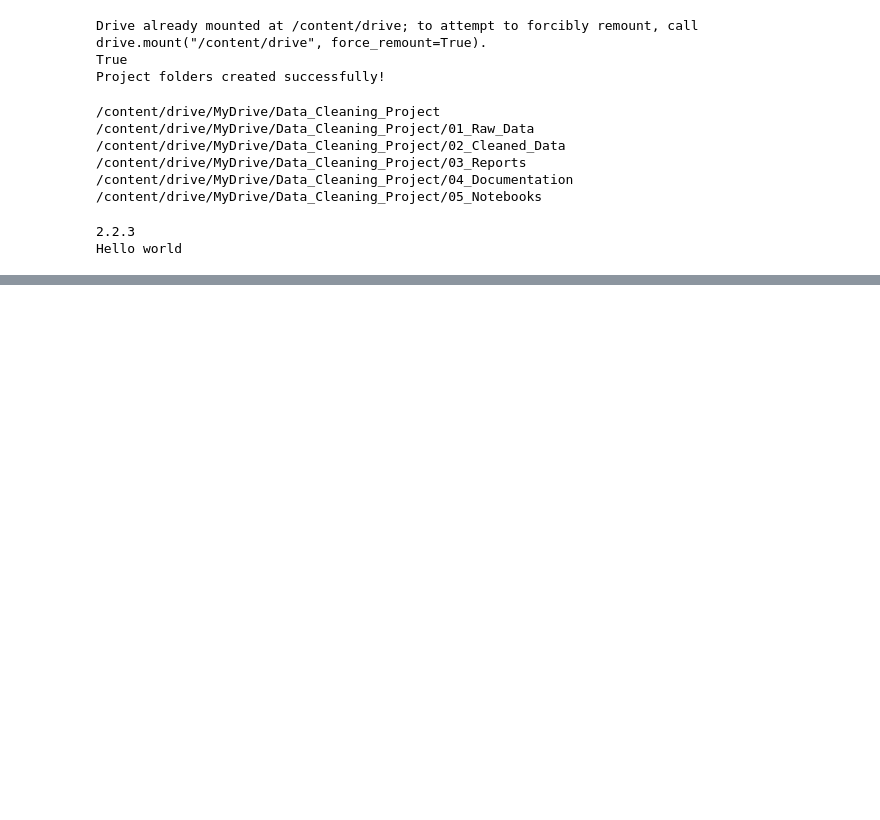
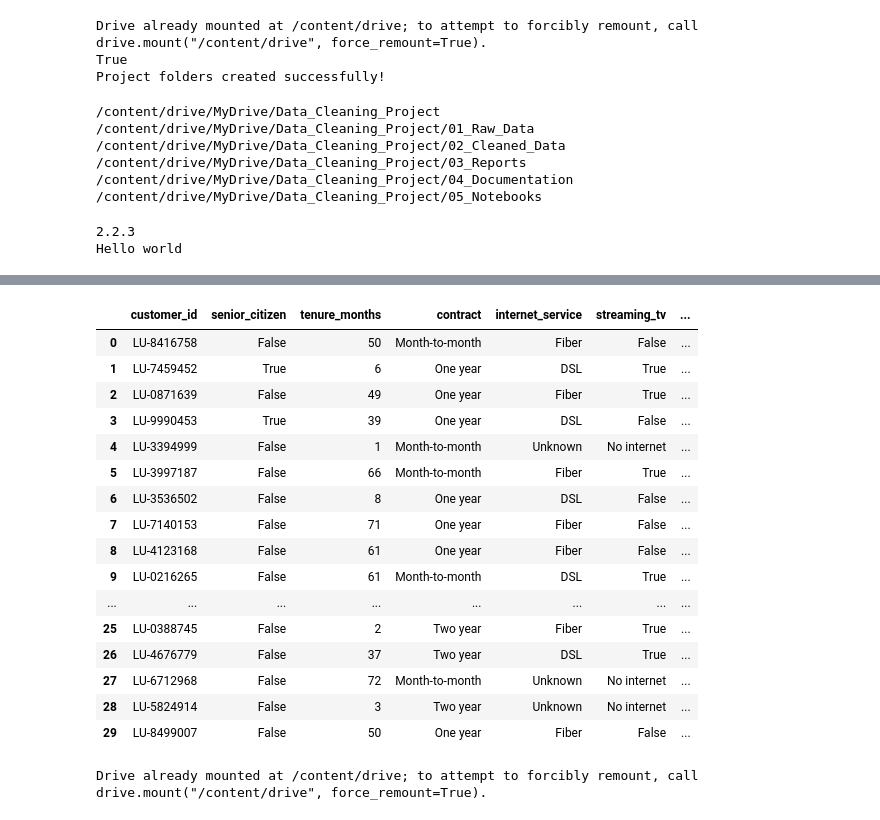
Before and after one commit to faizankhan291106/telecom-customer-data-cleaning, a Jupyter notebook: telecom_data_cleaning.ipynb, the cells around one changed output, grey strips where cells are left out. Saved outputs shown, nothing was run; the diff lists cells and outputs as text; code cells hidden in the pictures; blank space fills up the shorter version.

Commit message:
Update data cleaning notebook

```diff
--- a/telecom_data_cleaning.ipynb
+++ b/telecom_data_cleaning.ipynb
@@ -42,0 +45,12 @@ Hello world
+# %%
+import pandas as pd
+
+df = pd.read_csv("/content/drive/MyDrive/Data_Cleaning_Project/01_Raw_Data/linkup-churn.csv")
+
+df.head()
+df.shape # 4000 rows and 12 columns total before cleaninig
+df.info() #
+df.describe()
+df["churn"].value_counts(dropna=False) #This returns the all the inconsistant items which is enterd in the data set
+df.columns
+df.tail()
@@ -42,0 +85,12 @@ Hello world
+# %%
+cdf = df.copy() # made a copy of the data
+cdf.isnull().sum() # Identified internet service column (821) and payment method column (120) have missing values
+
+cdf["internet_service"] = cdf["internet_service"].fillna("Unknown")
+cdf["internet_service"].head(10)
+
+cdf["payment_method"].head(20)
+cdf["payment_method"]=cdf["payment_method"].fillna("Unknown")
+cdf["payment_method"].head(20)
+
+cdf.isnull().sum() # There are no empty values in the data set
@@ -43,3 +200,32 @@ Hello world
+# %%
+
+cdf.head(30)
+# %% [output]
+|  | customer_id | senior_citizen | tenure_months | contract | internet_service | streaming_tv | ... |
+| 0 | LU-8416758 | False | 50 | Month-to-month | Fiber | False | ... |
+| 1 | LU-7459452 | True | 6 | One year | DSL | True | ... |
+| 2 | LU-0871639 | False | 49 | One year | Fiber | True | ... |
+| 3 | LU-9990453 | True | 39 | One year | DSL | False | ... |
+| 4 | LU-3394999 | False | 1 | Month-to-month | Unknown | No internet | ... |
+| 5 | LU-3997187 | False | 66 | Month-to-month | Fiber | True | ... |
+| 6 | LU-3536502 | False | 8 | One year | DSL | False | ... |
+| 7 | LU-7140153 | False | 71 | One year | Fiber | False | ... |
+| 8 | LU-4123168 | False | 61 | One year | Fiber | False | ... |
+| 9 | LU-0216265 | False | 61 | Month-to-month | DSL | True | ... |
+| ... | ... | ... | ... | ... | ... | ... | ... |
+| 25 | LU-0388745 | False | 2 | Two year | Fiber | True | ... |
+| 26 | LU-4676779 | False | 37 | Two year | DSL | True | ... |
+| 27 | LU-6712968 | False | 72 | Month-to-month | Unknown | No internet | ... |
+| 28 | LU-5824914 | False | 3 | Two year | Unknown | No internet | ... |
+| 29 | LU-8499007 | False | 50 | One year | Fiber | False | ... |
+# %%
+from google.colab import drive
+import os
+drive.mount('/content/drive')
+
+cdf.to_csv("/content/drive/MyDrive/Data_Cleaning_Project/02_Cleaned_Data/Cleaned_data_of_link_up_churn.csv",index=False)
+# %% [output]
+Drive already mounted at /content/drive; to attempt to forcibly remount, call drive.mount("/content/drive", force_remount=True).
 # %%
 
 import os
```
Also changed, not shown: parts of 7 cells of this notebook.
